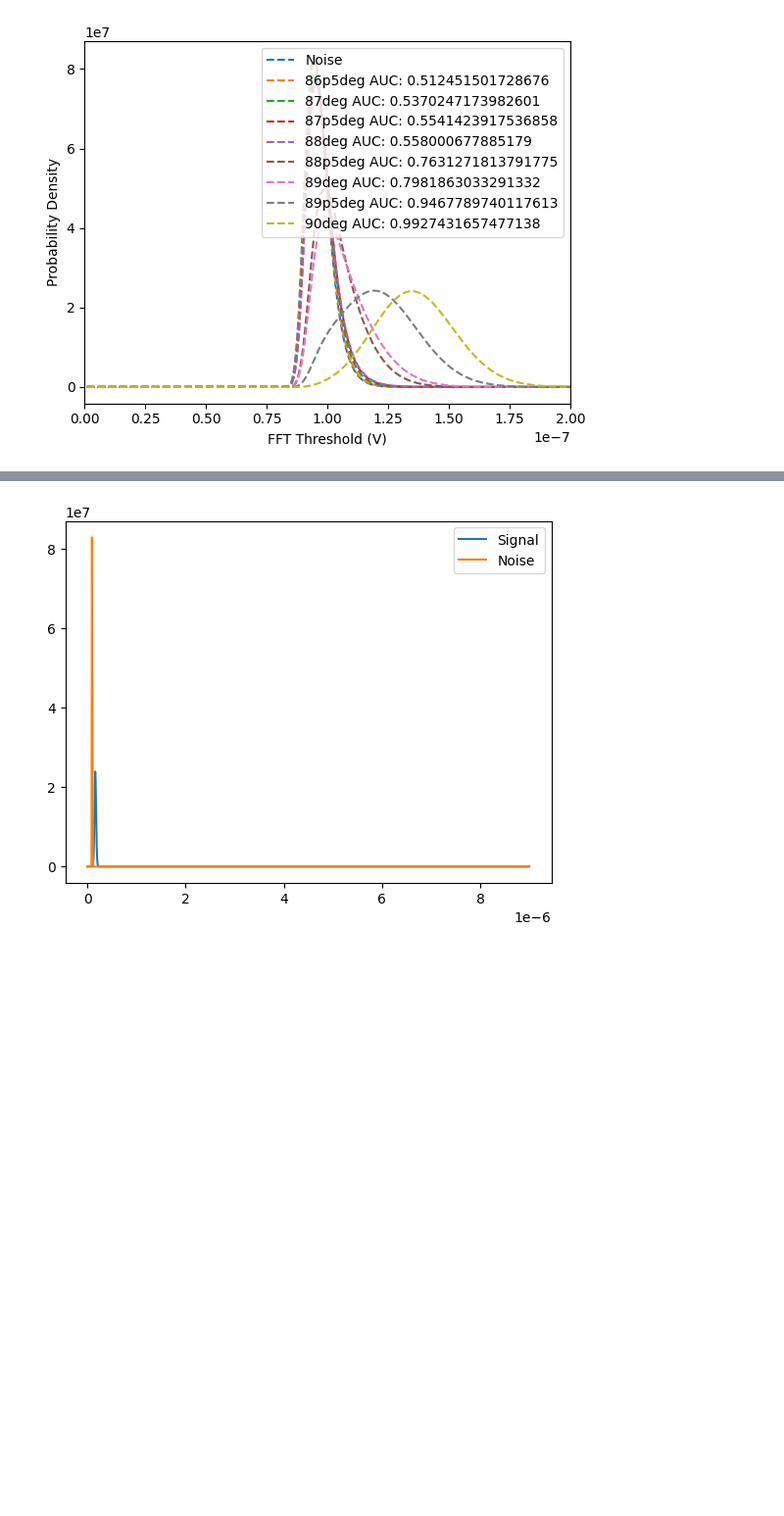
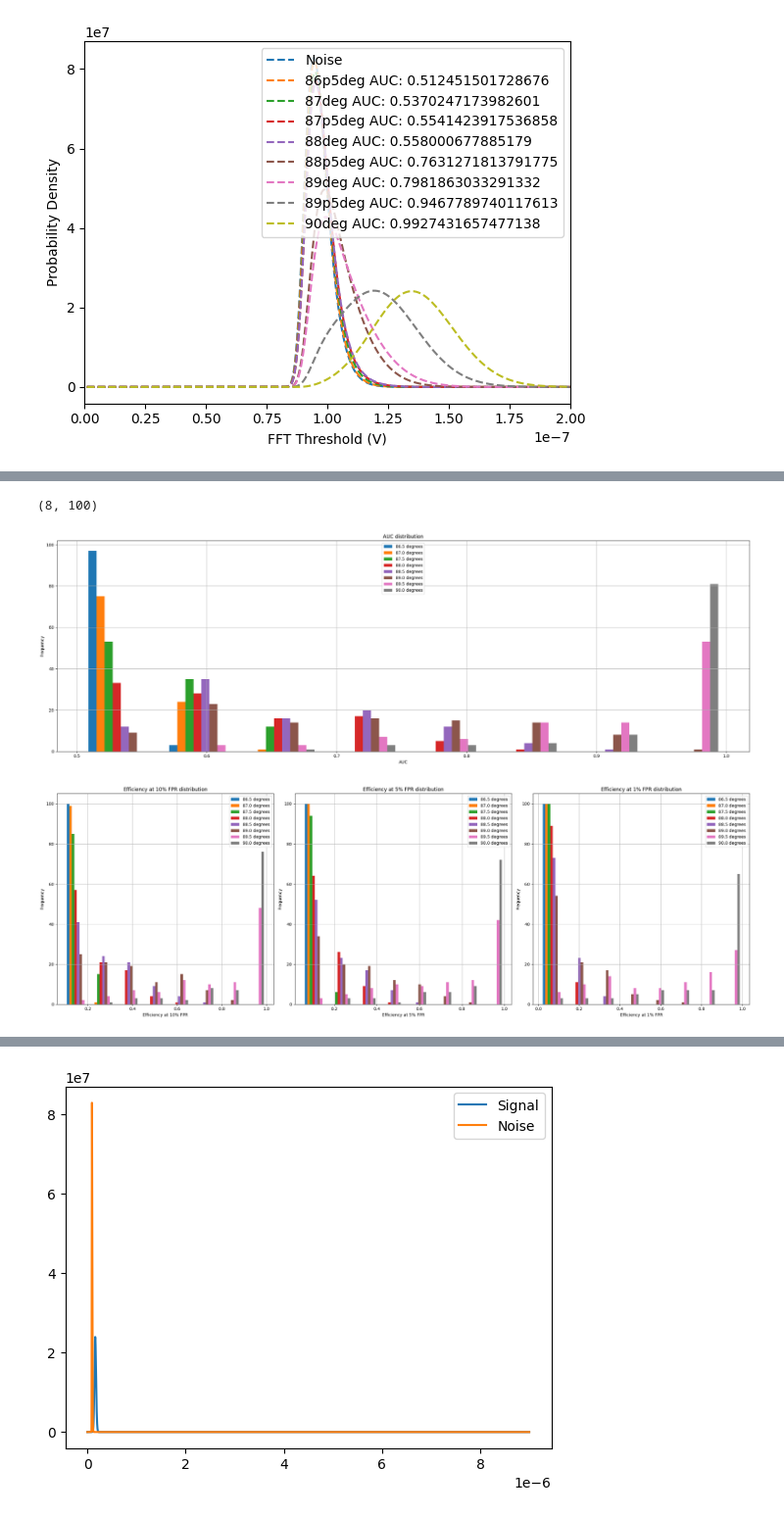
Before and after one commit to QTNM/PowerCutStats, a Jupyter notebook: examples/ROC.ipynb, the cells around one changed output, grey strips where cells are left out. Shown at 98% size. Cells and saved outputs as stored; diff of their text form; code cells hidden in the pictures; blank space fills up the shorter version.

```diff
--- a/examples/ROC.ipynb
+++ b/examples/ROC.ipynb
@@ -330,0 +221,21 @@ plt.show()
+# %%
+df = pd.read_csv('../data/simulations_truth/harmonic.csv')
+
+
+# sort the dataframe by angle
+df = df.sort_values(by='Pitch angle [degrees]')
+
+# store File_name for specific angle
+
+files_container = []
+
+angles = df['Pitch angle [degrees]'].unique()
+
+for angle in angles:
+    files_container.append(df[df['Pitch angle [degrees]'] == angle]['File_name'].values)
+
+# Provide info on files_container for each angle
+
+print(np.shape(files_container))
+# %% [output]
+(8, 100)
@@ -330,0 +301,59 @@ plt.show()
+# %%
+# plotting for 90 degree electrons
+
+labels = [str(degree) + ' degrees' for degree in df['Pitch angle [degrees]'].unique()]
+
+
+fig, ax1 = plt.subplots(1, 1, figsize=(24, 8))
+
+
+ax1.hist(aucs, bins=8)
+ax1.set_xlabel('AUC')
+ax1.set_ylabel('Frequency')
+ax1.set_title('AUC distribution')
+
+ax1.legend(labels)
+
+
+plt.tight_layout()
+plt.grid(True)
+
+plt.savefig('../figures/harmonic_auc.png')
+plt.show()
+
+
+fig, ax1 = plt.subplots(1, 3, figsize=(24, 8))
+
+
+ax1[0].hist(efficiencies10, bins=8)
+ax1[0].set_xlabel('Efficiency at 10% FPR')
+ax1[0].set_ylabel('Frequency')
+ax1[0].set_title('Efficiency at 10% FPR distribution')
+ax1[0].grid(True)
+
+ax1[1].hist(efficiencies5, bins=8)
+ax1[1].set_xlabel('Efficiency at 5% FPR')
+ax1[1].set_ylabel('Frequency')
+ax1[1].set_title('Efficiency at 5% FPR distribution')
+ax1[1].grid(True)
+
+ax1[2].hist(efficiencies1, bins=8)
+ax1[2].set_xlabel('Efficiency at 1% FPR')
+ax1[2].set_ylabel('Frequency')
+ax1[2].set_title('Efficiency at 1% FPR distribution')
+ax1[2].grid(True)
+
+# create labels for a legend
+
+ax1[0].legend(labels)
+ax1[1].legend(labels)
+ax1[2].legend(labels)
+
+plt.tight_layout()
+
+plt.savefig('../figures/harmonic_efficiencies.png')
+
+plt.show()
+# %% [output]
+[figure, added]
+[figure, added]
```
Also changed, not shown: parts of 10 cells of this notebook, 1 other file.
